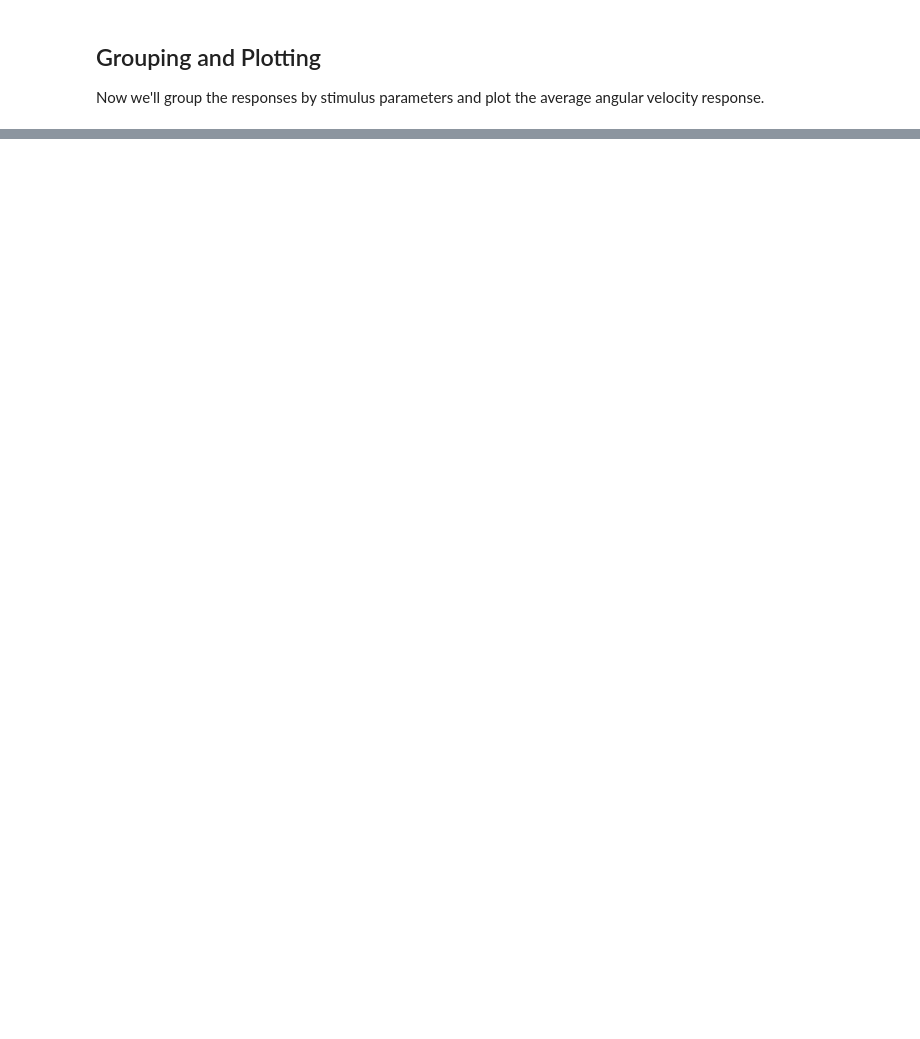
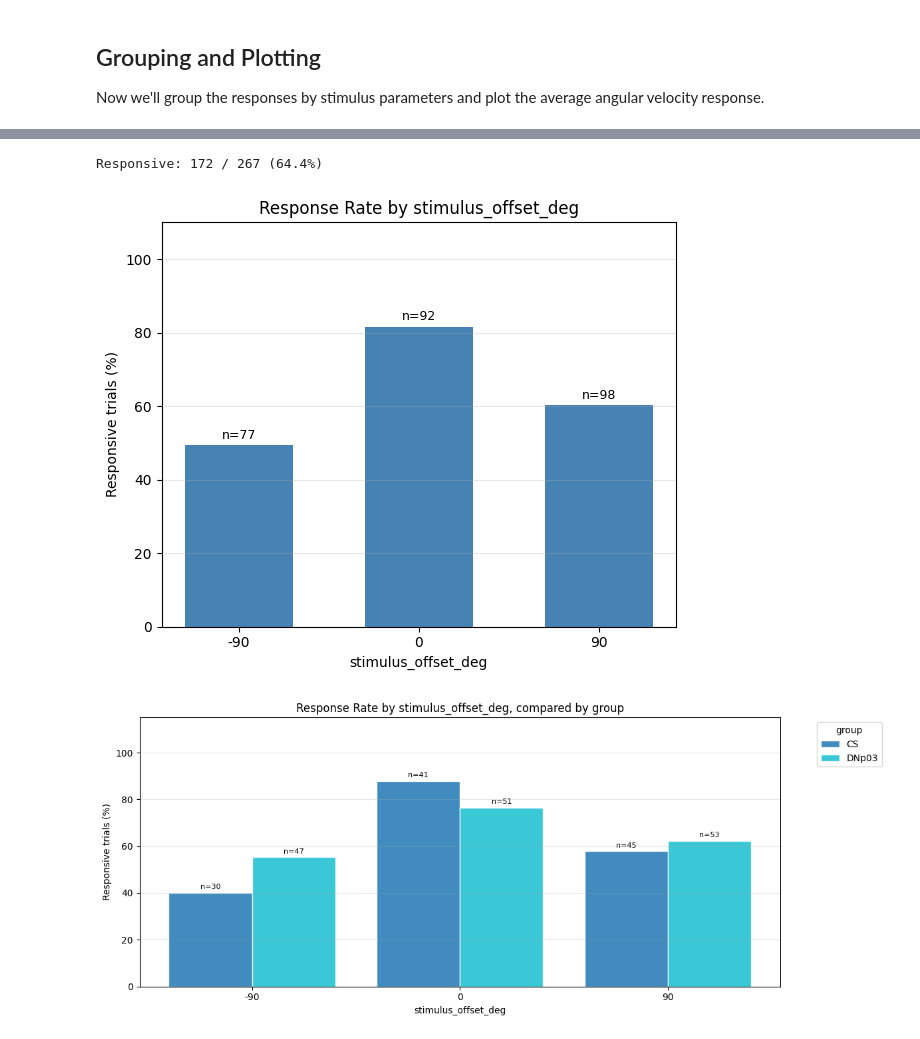
Before and after one commit to elhananby/looming_analysis, a Jupyter notebook: analysis.ipynb, the cells around one changed output, grey strips where cells are left out. Drawn from its saved outputs; the diff is of its cells as text; code cells hidden in the pictures; blank space fills up the shorter version.

```diff
--- a/analysis.ipynb
+++ b/analysis.ipynb
@@ -408,0 +620,24 @@ if all_responses:
+# %%
+classify_responsiveness(all_responses, threshold_deg_s=1000)
+
+n_resp = sum(r['is_responsive'] for r in all_responses)
+print(f"Responsive: {n_resp} / {len(all_responses)} ({100 * n_resp / len(all_responses):.1f}%)")
+
+has_groups = any('group' in r for r in all_responses)
+
+if all_responses:
+    # (a) Response rates per condition
+    plot_responsiveness_rates(all_responses, group_by='stimulus_offset_deg')
+    if has_groups:
+        plot_responsiveness_rates(all_responses, group_by='stimulus_offset_deg', compare_by='group')
+
+    # (b) Angular velocity traces split by responsiveness
+    plot_responses_by_responsiveness(
+        all_responses,
+        group_by='stimulus_offset_deg',
+        compare_by='group' if has_groups else None,
+    )
+# %% [output]
+Responsive: 172 / 267 (64.4%)
+[figure, added]
+[figure, added]
```
Also changed, not shown: parts of 6 cells of this notebook, 16 other files.
